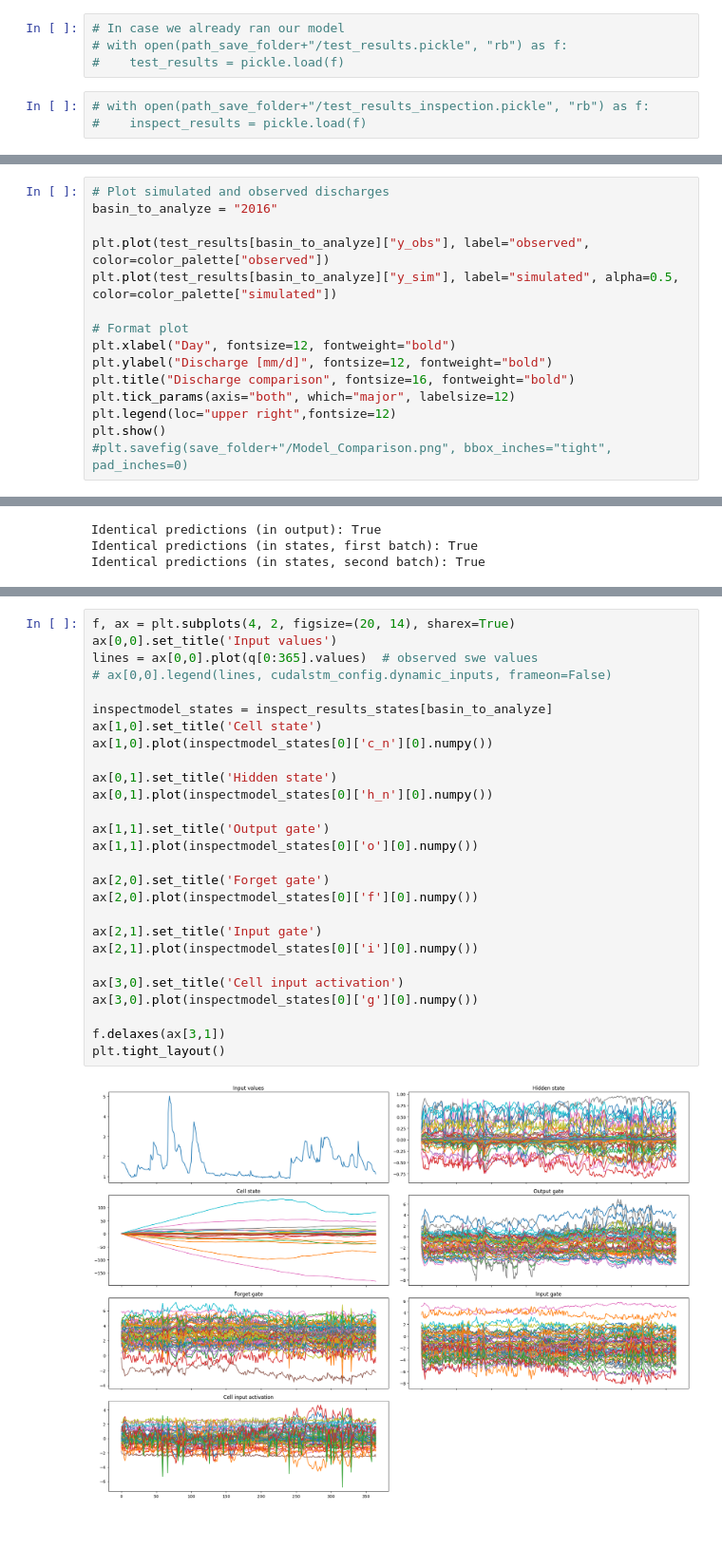
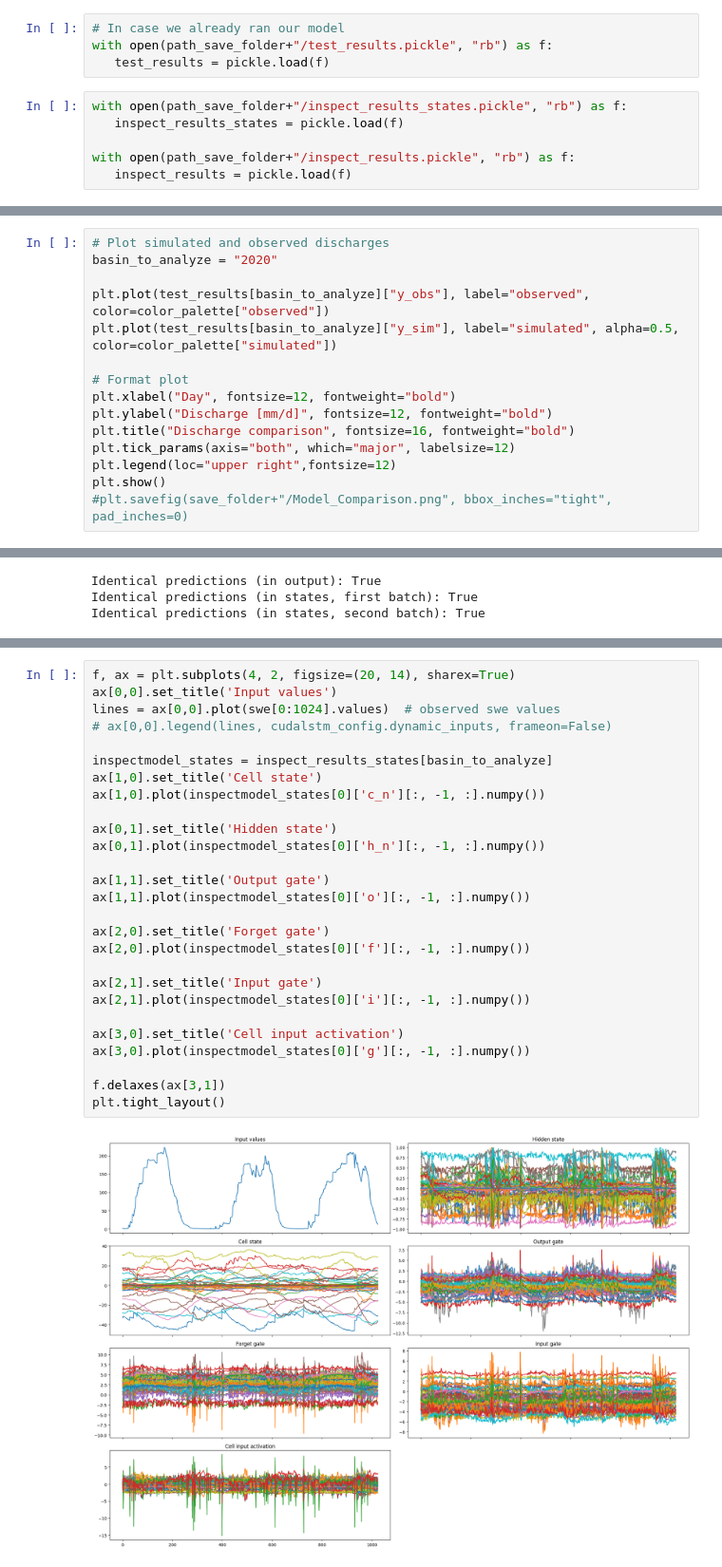
Before and after one commit to sanikabaste/Hy2DL, a Jupyter notebook: Hy2DL/experiments/LSTM_CAMELS_CH_inspection.ipynb, the cells around one changed output, grey strips where cells are left out. Shown at 95% size. Saved outputs shown, nothing was run; the diff lists cells and outputs as text; blank space fills up the shorter version.

```diff
--- a/Hy2DL/experiments/LSTM_CAMELS_CH_inspection.ipynb
+++ b/Hy2DL/experiments/LSTM_CAMELS_CH_inspection.ipynb
@@ -425,11 +430,14 @@ Testing using CustomLSTM complete for 2020
 Part 6. Initial analysis
 # %%
 # In case we already ran our model
-# with open(path_save_folder+"/test_results.pickle", "rb") as f:
-#    test_results = pickle.load(f)
+with open(path_save_folder+"/test_results.pickle", "rb") as f:
+   test_results = pickle.load(f)
 # %%
-# with open(path_save_folder+"/test_results_inspection.pickle", "rb") as f:
-#    inspect_results = pickle.load(f)
+with open(path_save_folder+"/inspect_results_states.pickle", "rb") as f:
+   inspect_results_states = pickle.load(f)
+
+with open(path_save_folder+"/inspect_results.pickle", "rb") as f:
+   inspect_results = pickle.load(f)
 # %%
 # Loss testing
 loss_testing = nse(df_results=test_results, average=False)
@@ -456,6 +464,6 @@ plt.show()
 # %%
 # Plot simulated and observed discharges
-basin_to_analyze = "2016"
+basin_to_analyze = "2020"
 
 plt.plot(test_results[basin_to_analyze]["y_obs"], label="observed", color=color_palette["observed"])
 plt.plot(test_results[basin_to_analyze]["y_sim"], label="simulated", alpha=0.5, color=color_palette["simulated"])
@@ -524,29 +530,29 @@ plt.show()
 # %%
 f, ax = plt.subplots(4, 2, figsize=(20, 14), sharex=True)
 ax[0,0].set_title('Input values')
-lines = ax[0,0].plot(q[0:365].values)  # observed swe values
+lines = ax[0,0].plot(swe[0:1024].values)  # observed swe values
 # ax[0,0].legend(lines, cudalstm_config.dynamic_inputs, frameon=False)
 
 inspectmodel_states = inspect_results_states[basin_to_analyze]
 ax[1,0].set_title('Cell state')
-ax[1,0].plot(inspectmodel_states[0]['c_n'][0].numpy())
+ax[1,0].plot(inspectmodel_states[0]['c_n'][:, -1, :].numpy())
 
 ax[0,1].set_title('Hidden state')
-ax[0,1].plot(inspectmodel_states[0]['h_n'][0].numpy())
+ax[0,1].plot(inspectmodel_states[0]['h_n'][:, -1, :].numpy())
 
 ax[1,1].set_title('Output gate')
-ax[1,1].plot(inspectmodel_states[0]['o'][0].numpy())
+ax[1,1].plot(inspectmodel_states[0]['o'][:, -1, :].numpy())
 
 ax[2,0].set_title('Forget gate')
-ax[2,0].plot(inspectmodel_states[0]['f'][0].numpy())
+ax[2,0].plot(inspectmodel_states[0]['f'][:, -1, :].numpy())
 
 ax[2,1].set_title('Input gate')
-ax[2,1].plot(inspectmodel_states[0]['i'][0].numpy())
+ax[2,1].plot(inspectmodel_states[0]['i'][:, -1, :].numpy())
 
 ax[3,0].set_title('Cell input activation')
-ax[3,0].plot(inspectmodel_states[0]['g'][0].numpy())
+ax[3,0].plot(inspectmodel_states[0]['g'][:, -1, :].numpy())
 
 f.delaxes(ax[3,1])
 plt.tight_layout()
 # %% [output]
-[figure, old version]
+[figure, new version]
```
Also changed, not shown: parts of 4 cells of this notebook.
